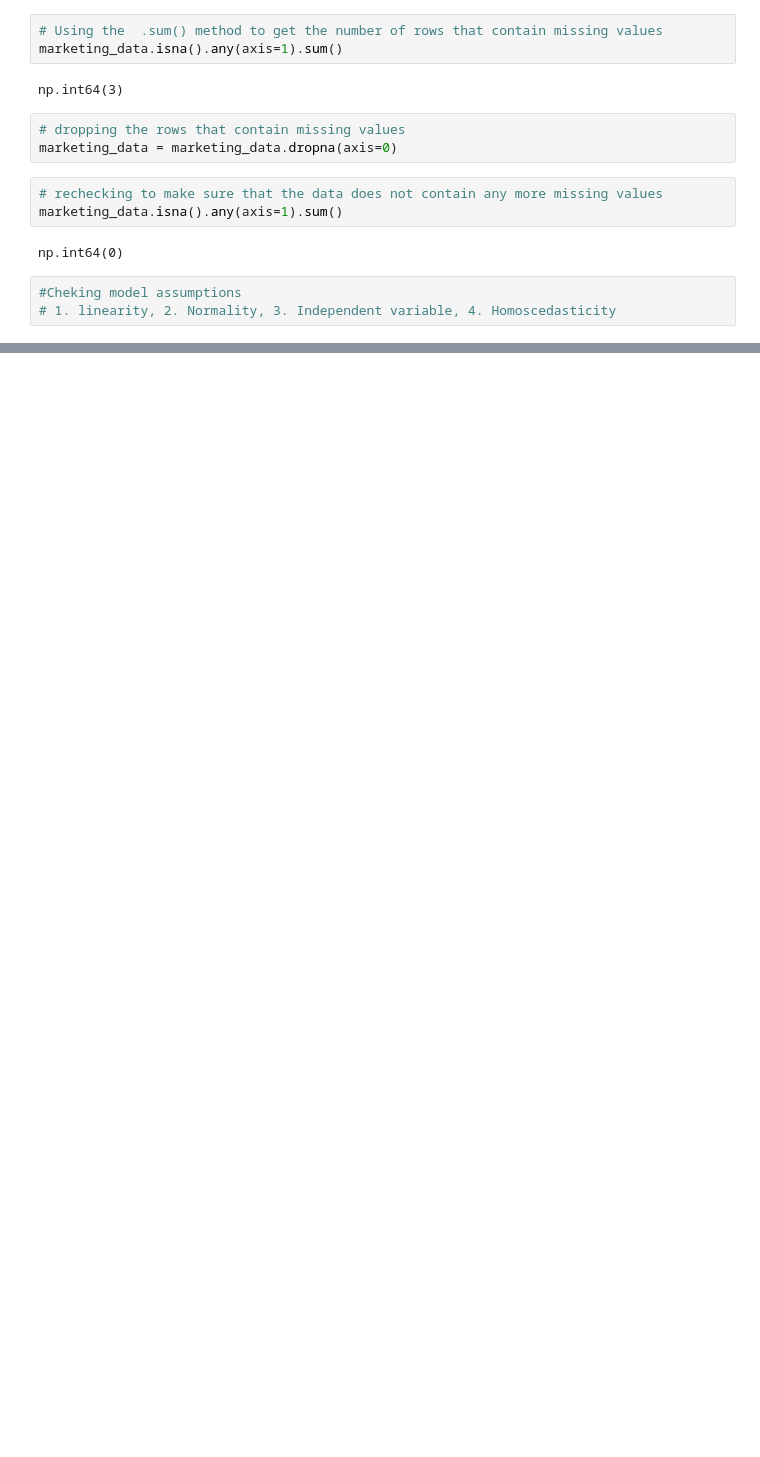
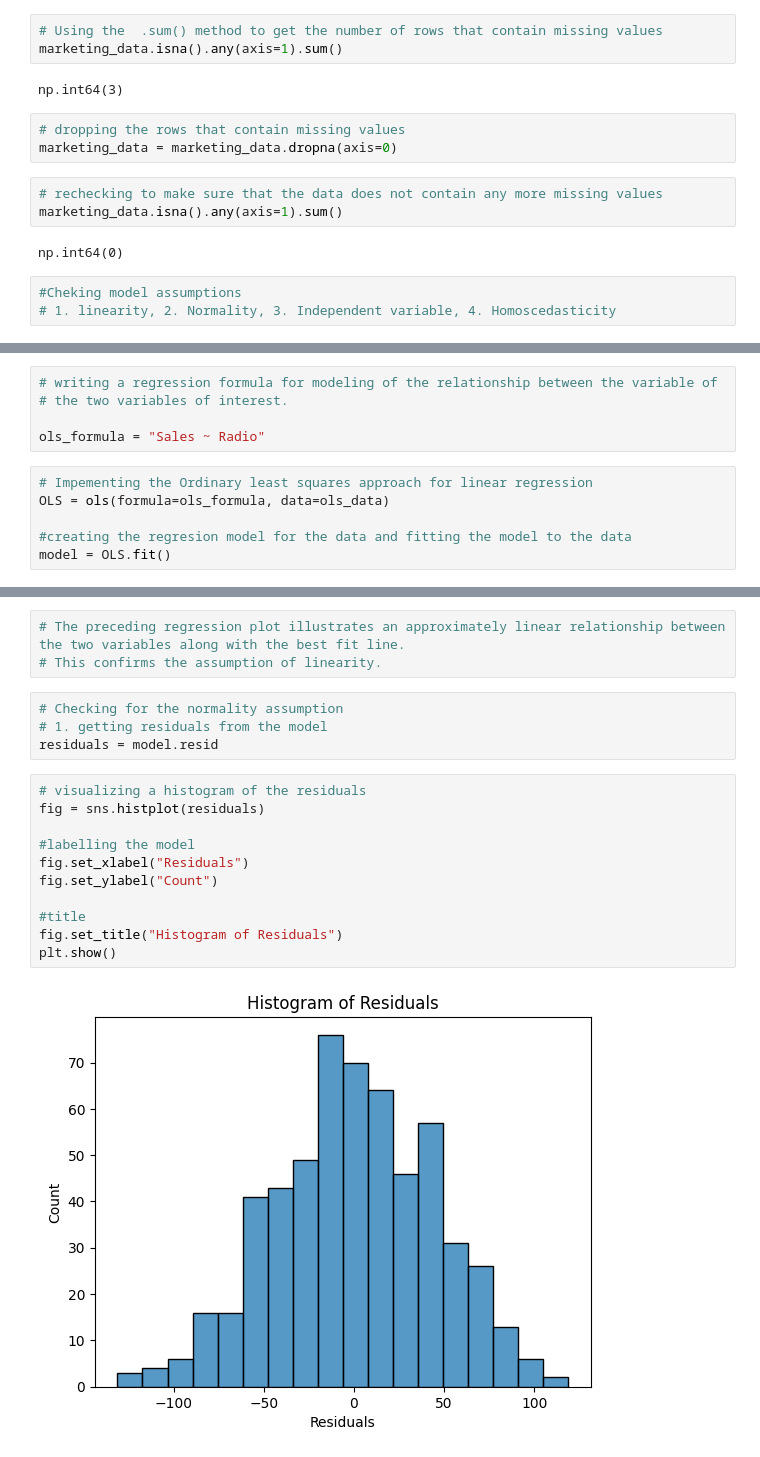
Before and after one commit to PrincelyKitilya/Linear-Regression-assumptions-tests, a Jupyter notebook: marketing sales analysis/marketing_analysis.ipynb, the cells around one changed output, grey strips where cells are left out. Saved outputs shown, nothing was run; the diff lists cells and outputs as text; blank space fills up the shorter version.

```diff
--- a/marketing sales analysis/marketing_analysis.ipynb
+++ b/marketing sales analysis/marketing_analysis.ipynb
@@ -93,0 +123,11 @@ np.int64(0)
+# %%
+# writing a regression formula for modeling of the relationship between the variable of
+# the two variables of interest.
+
+ols_formula = "Sales ~ Radio"
+# %%
+# Impementing the Ordinary least squares approach for linear regression
+OLS = ols(formula=ols_formula, data=ols_data)
+
+#creating the regresion model for the data and fitting the model to the data
+model = OLS.fit()
@@ -93,0 +169,20 @@ np.int64(0)
+# %%
+# The preceding regression plot illustrates an approximately linear relationship between the two variables along with the best fit line.
+# This confirms the assumption of linearity.
+# %%
+# Checking for the normality assumption
+# 1. getting residuals from the model
+residuals = model.resid
+# %%
+# visualizing a histogram of the residuals
+fig = sns.histplot(residuals)
+
+#labelling the model
+fig.set_xlabel("Residuals")
+fig.set_ylabel("Count")
+
+#title
+fig.set_title("Histogram of Residuals")
+plt.show()
+# %% [output]
+[figure, added]
```
Also changed, not shown: parts of 8 cells of this notebook.
